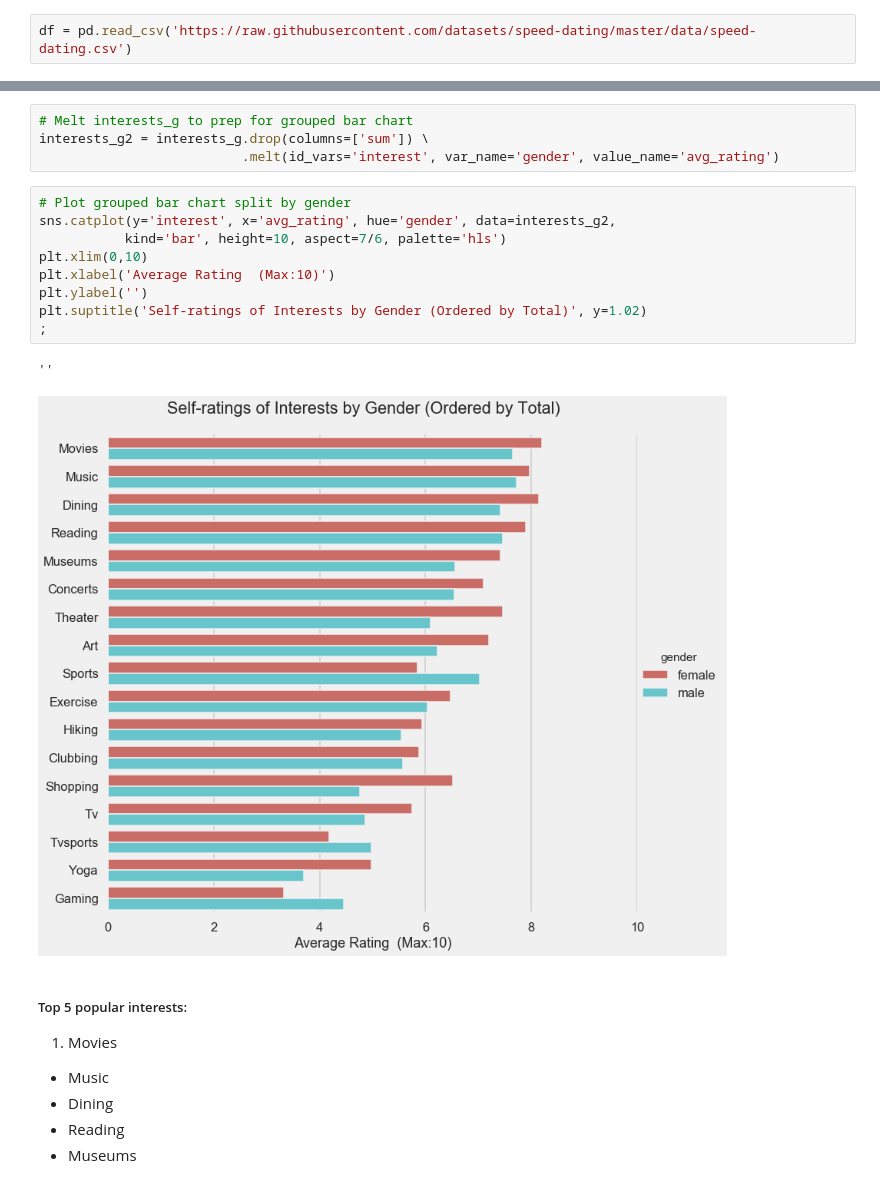
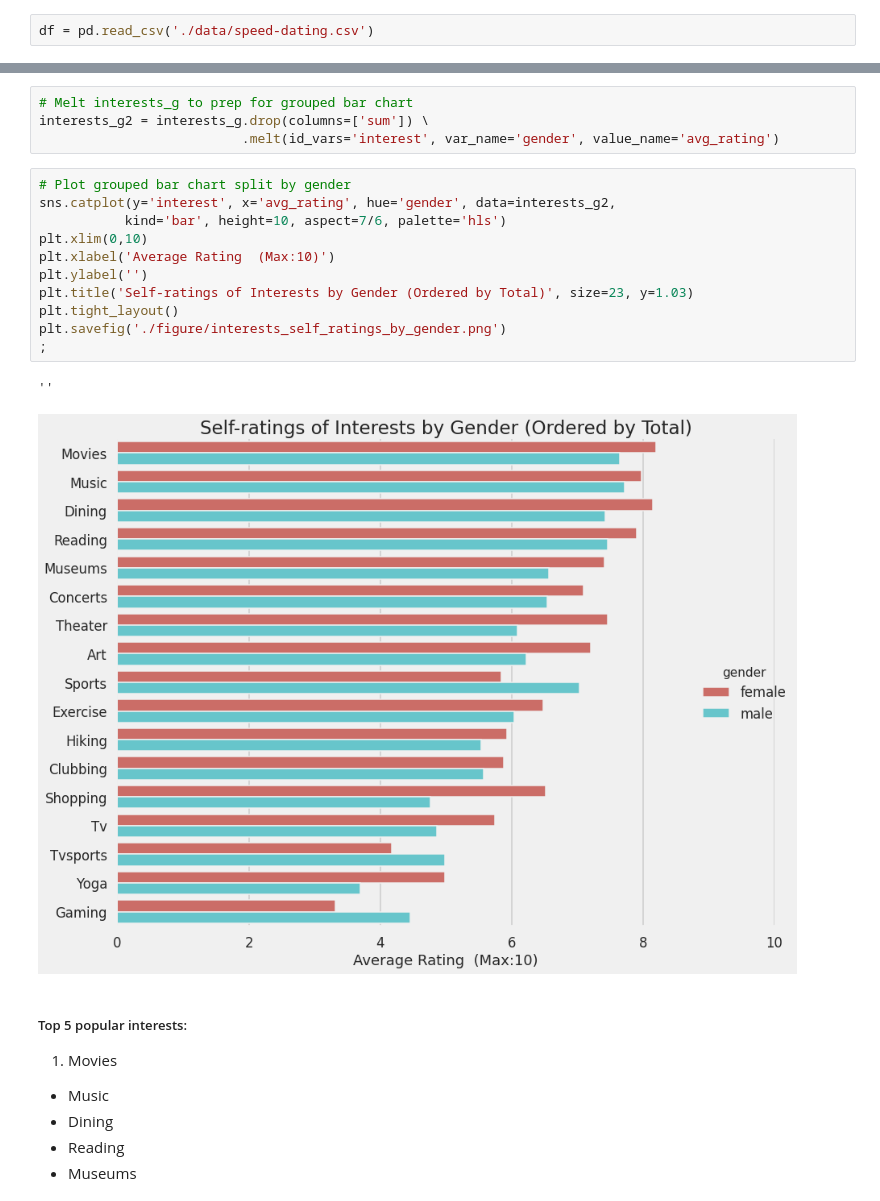
Before and after one commit to tangaw/Speed-Dating-Binary-Classification, a Jupyter notebook: src/SpeedDating.ipynb, the cells around one changed output, grey strips where cells are left out. Saved outputs shown, nothing was run; the diff lists cells and outputs as text.

```diff
--- a/src/SpeedDating.ipynb
+++ b/src/SpeedDating.ipynb
@@ -9,7 +9,7 @@ import matplotlib.pyplot as plt
 import seaborn as sns
 %matplotlib inline
 # %%
-df = pd.read_csv('https://raw.githubusercontent.com/datasets/speed-dating/master/data/speed-dating.csv')
+df = pd.read_csv('./data/speed-dating.csv')
 # %%
 df.head()
 # %% [output]
@@ -295,15 +353,17 @@ interests_g2 = interests_g.drop(columns=['sum']) \
 # %%
 # Plot grouped bar chart split by gender
 sns.catplot(y='interest', x='avg_rating', hue='gender', data=interests_g2,
            kind='bar', height=10, aspect=7/6, palette='hls')
 plt.xlim(0,10)
 plt.xlabel('Average Rating  (Max:10)')
 plt.ylabel('')
-plt.suptitle('Self-ratings of Interests by Gender (Ordered by Total)', y=1.02)
+plt.title('Self-ratings of Interests by Gender (Ordered by Total)', size=23, y=1.03)
+plt.tight_layout()
+plt.savefig('./figure/interests_self_ratings_by_gender.png')
 ;
 # %% [output]
 ''
-[figure, old version]
+[figure, new version]
 # %% [markdown]
 ##### Top 5 popular interests:
 1. Movies
```
Also changed, not shown: parts of 17 cells of this notebook, 7 other files.
